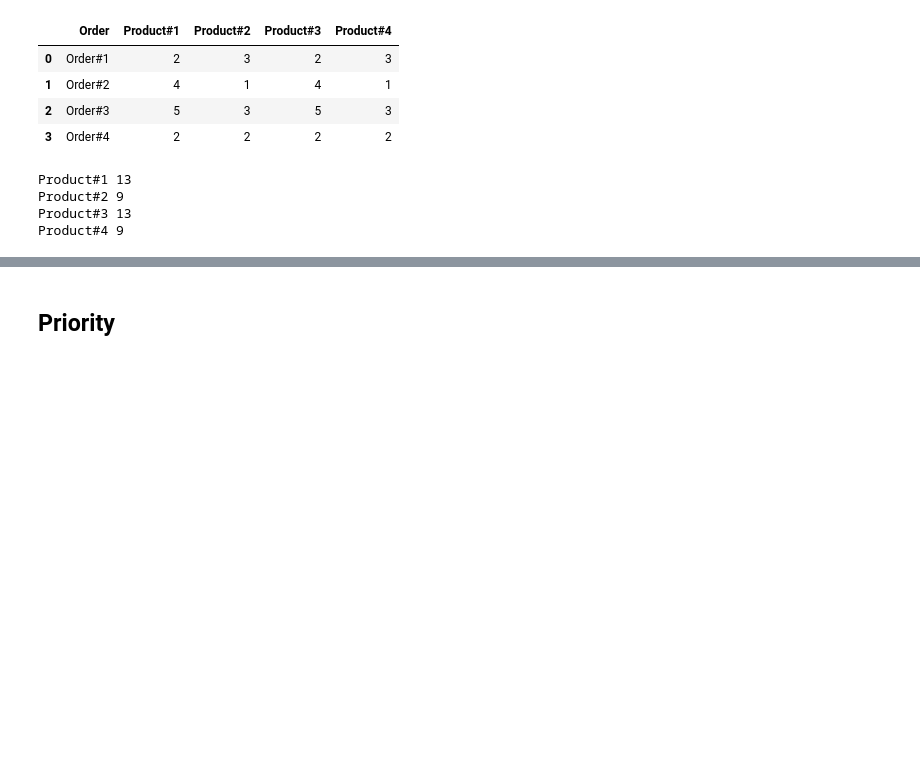
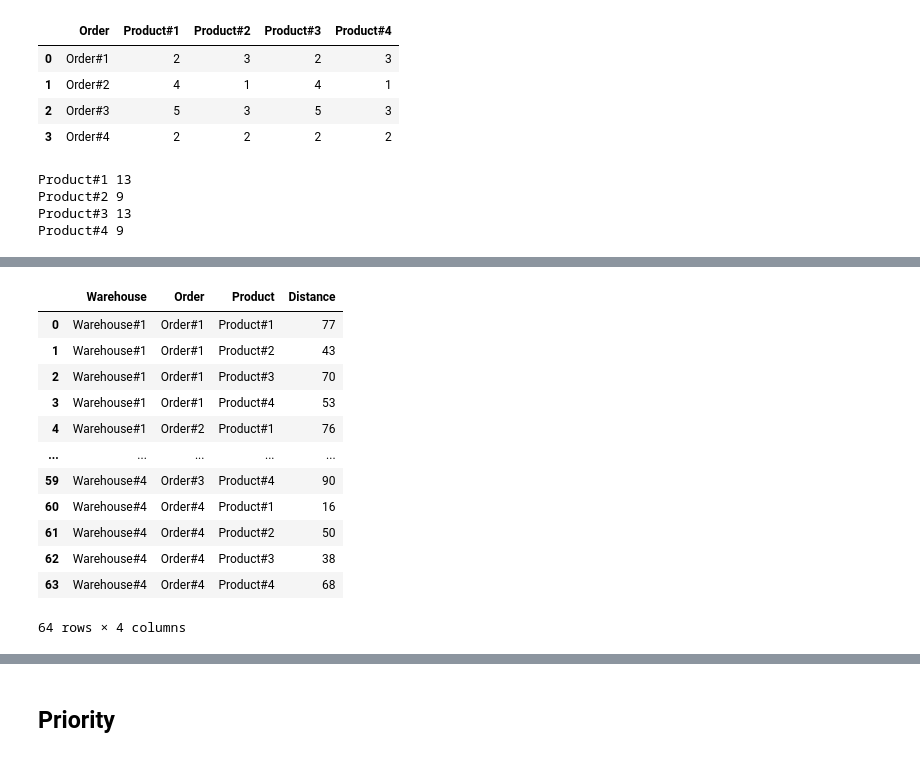
Before and after one commit to kk20krishna/Intelligent-Sourcing, a Jupyter notebook: Intelligent_Sourcing.ipynb, the cells around one changed output, grey strips where cells are left out. Saved outputs shown, nothing was run; the diff lists cells and outputs as text; code cells hidden in the pictures; blank space fills up the shorter version.

```diff
--- a/Intelligent_Sourcing.ipynb
+++ b/Intelligent_Sourcing.ipynb
@@ -92,14 +100,18 @@ quantity = makeDict([Orders, Products], order_data.drop('Order', axis=1).values,
 # %%
 # Read Demand data CSV
 cost_data_csv = "Warehouse,Order,Product,Cost\n"
+distance_data_csv = "Warehouse,Order,Product,Distance\n"
+days_data_csv = "Warehouse,Order,Product,Days\n"
 
-rng = np.random.RandomState(seed=42)
+rng = np.random.default_rng(seed=42)
 
 for w in Warehouses:
   for o in Orders:
     for p in Products:
-      q = rng.randint(1, 1000)
-      cost_data_csv += f"{w},{o},{p},{q}\n"
+      cost_data_csv += f"{w},{o},{p},{rng.integers(1, 1000)}\n"
+      distance_data_csv += f"{w},{o},{p},{rng.integers(1, 100)}\n"
+      days_data_csv += f"{w},{o},{p},{rng.integers(1, 30)}\n"
 
 cost_data = pd.read_csv(StringIO(cost_data_csv))
-cost_data
+distance_data = pd.read_csv(StringIO(distance_data_csv))
+days_data = pd.read_csv(StringIO(days_data_csv))
@@ -127,0 +134,16 @@ plt.show()
+# %%
+distance_data
+# %% [output]
+|  | Warehouse | Order | Product | Distance |
+| 0 | Warehouse#1 | Order#1 | Product#1 | 77 |
+| 1 | Warehouse#1 | Order#1 | Product#2 | 43 |
+| 2 | Warehouse#1 | Order#1 | Product#3 | 70 |
+| 3 | Warehouse#1 | Order#1 | Product#4 | 53 |
+| 4 | Warehouse#1 | Order#2 | Product#1 | 76 |
+| ... | ... | ... | ... | ... |
+| 59 | Warehouse#4 | Order#3 | Product#4 | 90 |
+| 60 | Warehouse#4 | Order#4 | Product#1 | 16 |
+| 61 | Warehouse#4 | Order#4 | Product#2 | 50 |
+| 62 | Warehouse#4 | Order#4 | Product#3 | 38 |
+| 63 | Warehouse#4 | Order#4 | Product#4 | 68 |
+64 rows × 4 columns
```
Also changed, not shown: parts of 24 cells of this notebook.
